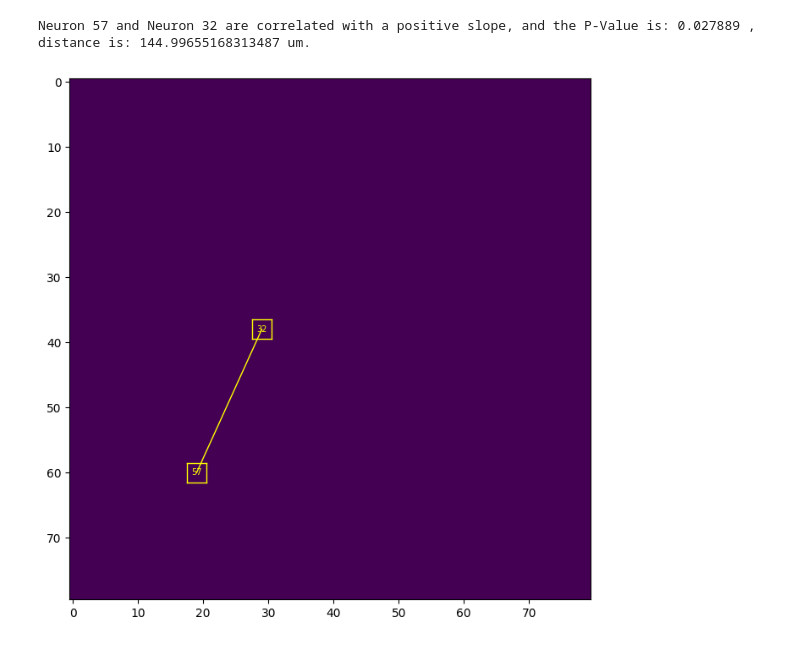
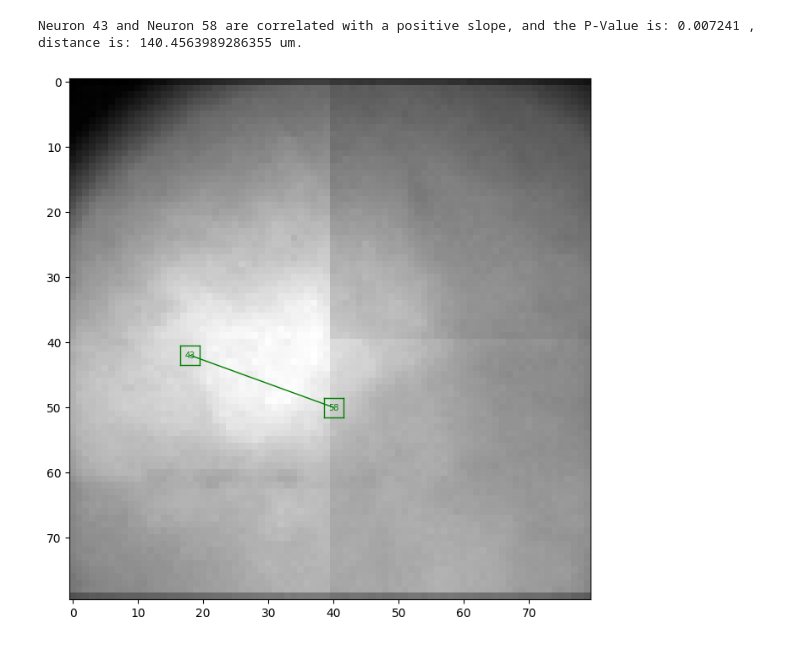
Before and after one commit to TianchengXu0420/ZDA_Adventure, a Jupyter notebook: GapJunction.ipynb, the cells around one changed output. Saved outputs shown, nothing was run; the diff lists cells and outputs as text; code cells hidden in the pictures.

```diff
--- a/GapJunction.ipynb
+++ b/GapJunction.ipynb
@@ -92,11 +110,10 @@ plt.show()
 # %%
 # Slice without Quinine.
-neuro_label = 52
+neuro_label = 33
 count = 0
 
-background = np.ones((80, 80))
 fig, ax = plt.subplots(figsize=(8,8))
-ax.imshow(background)
+ax.imshow(rli, cmap='gray')
 top = index[neuro_label-1][1] - 1.5
 bottom = index[neuro_label-1][1] + 1.5
 left = index[neuro_label-1][0] - 1.5
@@ -107,6 +124,9 @@ ax.plot([bottom, bottom], [left, right], color='red', linewidth=1)
 ax.plot([top, bottom], [left, left], color='red', linewidth=1)
 ax.plot([top, bottom], [right, right], color='red', linewidth=1)
 ax.annotate(str(neuro_label), xy=(index[neuro_label-1][1], index[neuro_label-1][0]), ha='center', va='center', fontsize=7, color='red')
+
+Pvalue = []
+Distance = []
 
 for i in range(len(index)):
 
@@ -119,7 +139,8 @@ for i in range(len(index)):
         if pValue <=0.05 and Slope > 0:
             count = count + 1
             print('Neuron', neuro_label, 'and Neuron', i+1, 'are correlated with a positive slope, and the P-Value is:', np.round(pValue, 6), ', distance is:', dist, 'um.')
-
+            Pvalue.append(pValue)
+            Distance.append(dist)
             loc_1 = index[i]
             loc_2 = index[neuro_label-1]
 
@@ -148,51 +175,54 @@ Neuron 52 and Neuron 53 are correlated with a positive slope, and the P-Value is
 # %%
 # Slice with Quinine.
-neuro_label = 57
+neuro_label = 43
 count = 0
 
-background = np.ones((80, 80))
 fig, ax = plt.subplots(figsize=(8,8))
-ax.imshow(background)
+ax.imshow(rli_Q, cmap='gray')
 top = index_Q[neuro_label-1][1] - 1.5
 bottom = index_Q[neuro_label-1][1] + 1.5
 left = index_Q[neuro_label-1][0] - 1.5
 right = index_Q[neuro_label-1][0] + 1.5
 
-ax.plot([top, top], [left, right], color='yellow', linewidth=1)
-ax.plot([bottom, bottom], [left, right], color='yellow', linewidth=1)
-ax.plot([top, bottom], [left, left], color='yellow', linewidth=1)
-ax.plot([top, bottom], [right, right], color='yellow', linewidth=1)
-ax.annotate(str(neuro_label), xy=(index_Q[neuro_label-1][1], index_Q[neuro_label-1][0]), ha='center', va='center', fontsize=7, color='yellow')
+ax.plot([top, top], [left, right], color='green', linewidth=1)
+ax.plot([bottom, bottom], [left, right], color='green', linewidth=1)
+ax.plot([top, bottom], [left, left], color='green', linewidth=1)
+ax.plot([top, bottom], [right, right], color='green', linewidth=1)
+ax.annotate(str(neuro_label), xy=(index_Q[neuro_label-1][1], index_Q[neuro_label-1][0]), ha='center', va='center', fontsize=7, color='green')
+
+Pvalue = []
+Distance = []
 
 for i in range(len(index_Q)):
 
     if i == neuro_label - 1:
         continue
     else:
         dist = np.sqrt((index_Q[i][0] - index_Q[neuro_label-1][0])**2 + (index_Q[i][1] - index_Q[neuro_label-1][1])**2) * 6
         Slope, _, _, pValue, _ = linregress(latency_Q[i], latency_Q[neuro_label-1])
 
         if pValue <=0.05 and Slope > 0:
             count = count + 1
             print('Neuron', neuro_label, 'and Neuron', i+1, 'are correlated with a positive slope, and the P-Value is:', np.round(pValue, 6), ', distance is:', dist, 'um.')
-
+            Pvalue.append(pValue)
+            Distance.append(dist)
             loc_1 = index_Q[i]
             loc_2 = index_Q[neuro_label-1]
 
-            ax.plot([loc_1[1], loc_2[1]], [loc_1[0], loc_2[0]], color='yellow', linewidth=1)
+            ax.plot([loc_1[1], loc_2[1]], [loc_1[0], loc_2[0]], color='green', linewidth=1)
 
             top = loc_1[1] - 1.5
             bottom = loc_1[1] + 1.5
             left = loc_1[0] - 1.5
             right = loc_1[0] + 1.5
 
-            ax.plot([top, top], [left, right], color='yellow', linewidth=1)
-            ax.plot([bottom, bottom], [left, right], color='yellow', linewidth=1)
-            ax.plot([top, bottom], [left, left], color='yellow', linewidth=1)
-            ax.plot([top, bottom], [right, right], color='yellow', linewidth=1)
-            ax.annotate(str(i+1), xy=(loc_1[1], loc_1[0]), ha='center', va='center', fontsize=7, color='yellow')
+            ax.plot([top, top], [left, right], color='green', linewidth=1)
+            ax.plot([bottom, bottom], [left, right], color='green', linewidth=1)
+            ax.plot([top, bottom], [left, left], color='green', linewidth=1)
+            ax.plot([top, bottom], [right, right], color='green', linewidth=1)
+            ax.annotate(str(i+1), xy=(loc_1[1], loc_1[0]), ha='center', va='center', fontsize=7, color='green')
 
 plt.show()
 # %% [output]
-Neuron 57 and Neuron 32 are correlated with a positive slope, and the P-Value is: 0.027889 , distance is: 144.99655168313487 um.
+Neuron 43 and Neuron 58 are correlated with a positive slope, and the P-Value is: 0.007241 , distance is: 140.4563989286355 um.
-[figure, old version]
+[figure, new version]
```
Also changed, not shown: parts of 8 cells of this notebook.
